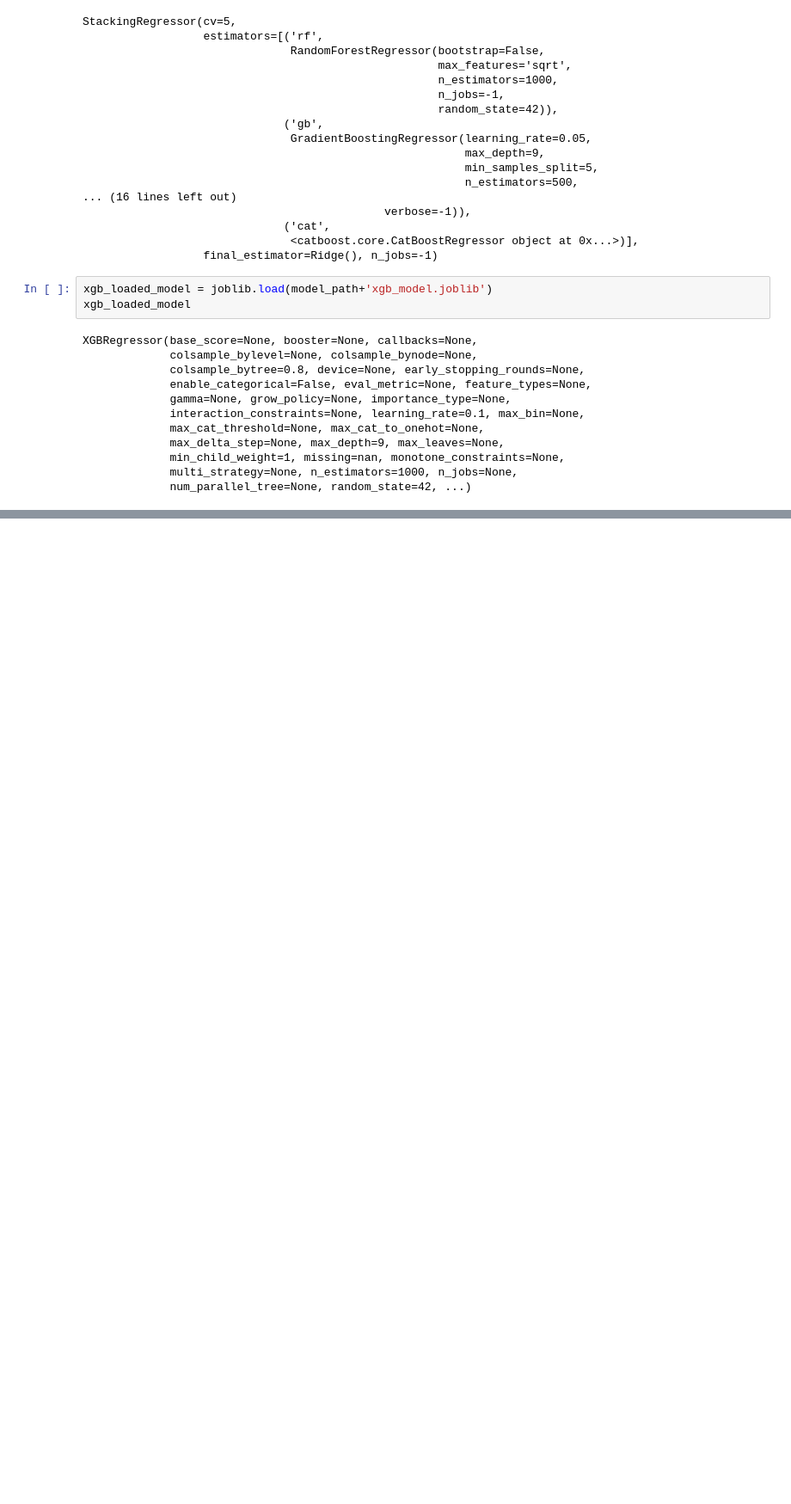
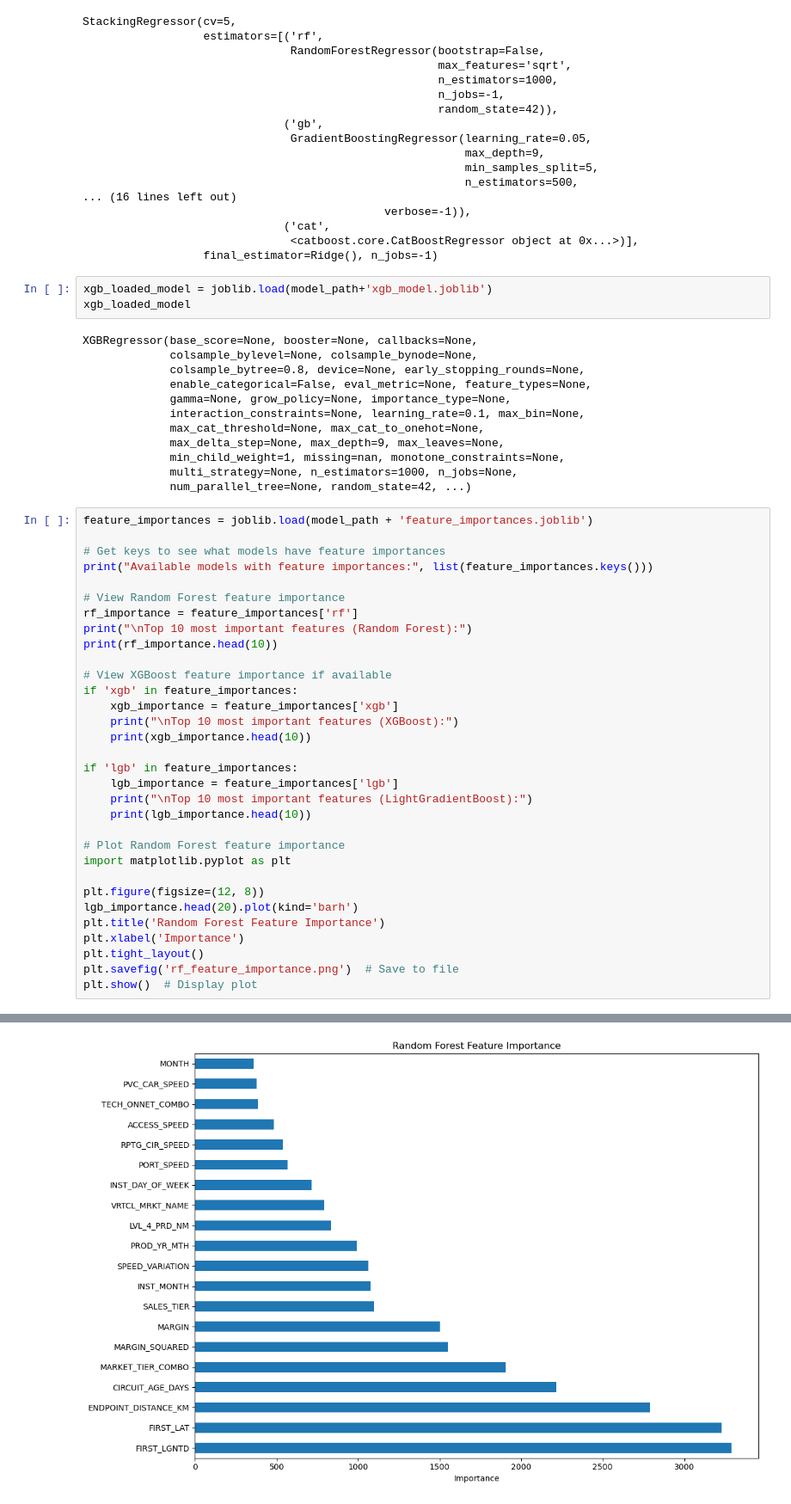
Before and after one commit to vzb-business-transformation/model_enhancement, a Jupyter notebook: load_model_test.ipynb, the cells around one changed output, grey strips where cells are left out. Shown: that part at 86% size. Drawn from its saved outputs; the diff is of its cells as text; blank space fills up the shorter version.

Commit message:
load test model

```diff
--- a/load_model_test.ipynb
+++ b/load_model_test.ipynb
@@ -82,3 +89,36 @@ XGBRegressor(base_score=None, booster=None, callbacks=None,
              min_child_weight=1, missing=nan, monotone_constraints=None,
              multi_strategy=None, n_estimators=1000, n_jobs=None,
              num_parallel_tree=None, random_state=42, ...)
+# %%
+feature_importances = joblib.load(model_path + 'feature_importances.joblib')
+
+# Get keys to see what models have feature importances
+print("Available models with feature importances:", list(feature_importances.keys()))
+
+# View Random Forest feature importance
+rf_importance = feature_importances['rf']
+print("\nTop 10 most important features (Random Forest):")
+print(rf_importance.head(10))
+
+# View XGBoost feature importance if available
+if 'xgb' in feature_importances:
+    xgb_importance = feature_importances['xgb']
+    print("\nTop 10 most important features (XGBoost):")
+    print(xgb_importance.head(10))
+
+if 'lgb' in feature_importances:
+    lgb_importance = feature_importances['lgb']
+    print("\nTop 10 most important features (LightGradientBoost):")
+    print(lgb_importance.head(10))
+
+# Plot Random Forest feature importance
+import matplotlib.pyplot as plt
+
+plt.figure(figsize=(12, 8))
+lgb_importance.head(20).plot(kind='barh')
+plt.title('Random Forest Feature Importance')
+plt.xlabel('Importance')
+plt.tight_layout()
+plt.savefig('rf_feature_importance.png')  # Save to file
+plt.show()  # Display plot
+# %% [output]
@@ -84,0 +142 @@ XGBRegressor(base_score=None, booster=None, callbacks=None,
+[figure, added]
```
Also changed, not shown: parts of 7 cells of this notebook, 1 other file.
